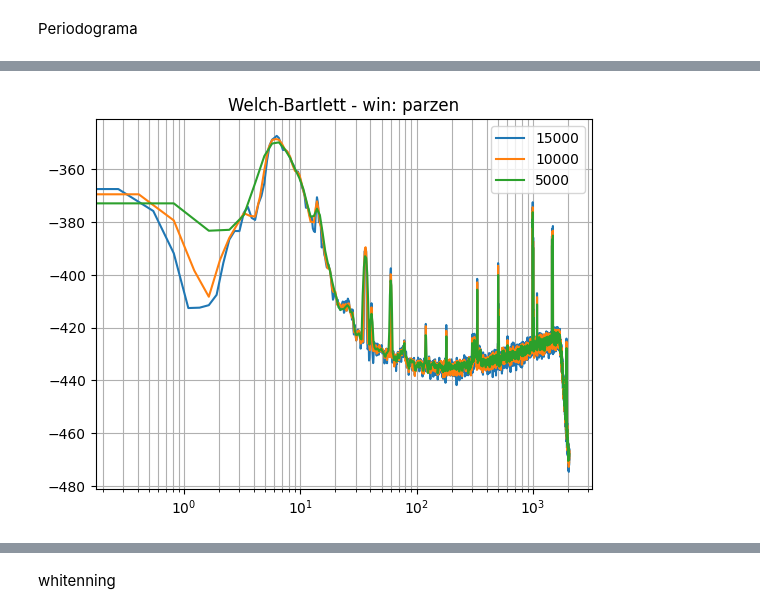
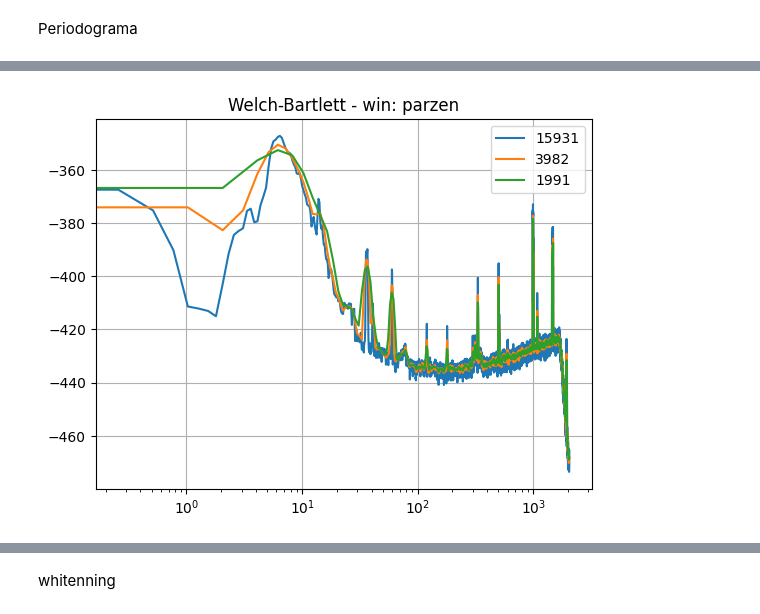
Before and after one commit to JBatRey/Procesamiento-Adaptativo-de-Se-ales-Aleatorias, a Jupyter notebook: TP1.ipynb, the cells around one changed output, grey strips where cells are left out. Drawn from its saved outputs; the diff is of its cells as text; code cells hidden in the pictures.

```diff
--- a/TP1.ipynb
+++ b/TP1.ipynb
@@ -247,29 +325,32 @@ def welch_bartlett(signal, w, segment_size, overlap = 0):
 # %%
 w = 'parzen'
-L = 15000
+
+L = int(len(h1_ruido)/4)
+Rx_pa = welch_bartlett(h1_ruido, w, L, overlap=0.5)
+x_ax = np.linspace(0,0.5, len(Rx_pa)) * h1_fs
+plt.plot(x_ax,10*np.log10(Rx_pa), label = L)
+plt.title('Welch-Bartlett - win: ' + w)
+#plt.grid()
+#plt.xscale("log")
+
+w = 'parzen'
+L = int(len(h1_ruido)/16)
+Rx_pa = welch_bartlett(h1_ruido, w, L, overlap=0.5)
+x_ax = np.linspace(0,0.5, len(Rx_pa)) * h1_fs
+plt.plot(x_ax,10*np.log10(Rx_pa), label = L)
+#plt.title('Welch-Bartlett - win: ' + w)
+#plt.grid()
+#plt.xscale("log")
+
+w = 'parzen'
+L = int(len(h1_ruido)/32)
 Rx_pa = welch_bartlett(h1_ruido, w, L, overlap=0.5)
 x_ax = np.linspace(0,0.5, len(Rx_pa)) * h1_fs
 plt.plot(x_ax, 10*np.log10(Rx_pa), label = L)
-plt.title('Welch-Bartlett - win: ' + w)
-
-
-w = 'parzen'
-L = 10000
-Rx_pa = welch_bartlett(h1_ruido, w, L, overlap=0.5)
-x_ax = np.linspace(0,0.5, len(Rx_pa)) * h1_fs
-plt.plot(x_ax, 10*np.log10(Rx_pa), label = L)
-
-
-w = 'parzen'
-L = 5000
-Rx_pa = welch_bartlett(h1_ruido, w, L, overlap=0.5)
-x_ax = np.linspace(0,0.5, len(Rx_pa)) * h1_fs
-
-plt.plot(x_ax, 10*np.log10(Rx_pa), label = L)
-
+#plt.title('Welch-Bartlett - win: ' + w)
+plt.grid()
 plt.xscale("log")
-plt.grid(True, which="both")
 plt.legend()
 plt.show()
 # %% [output]
-[figure, old version]
+[figure, new version]
```
Also changed, not shown: parts of 24 cells of this notebook.
